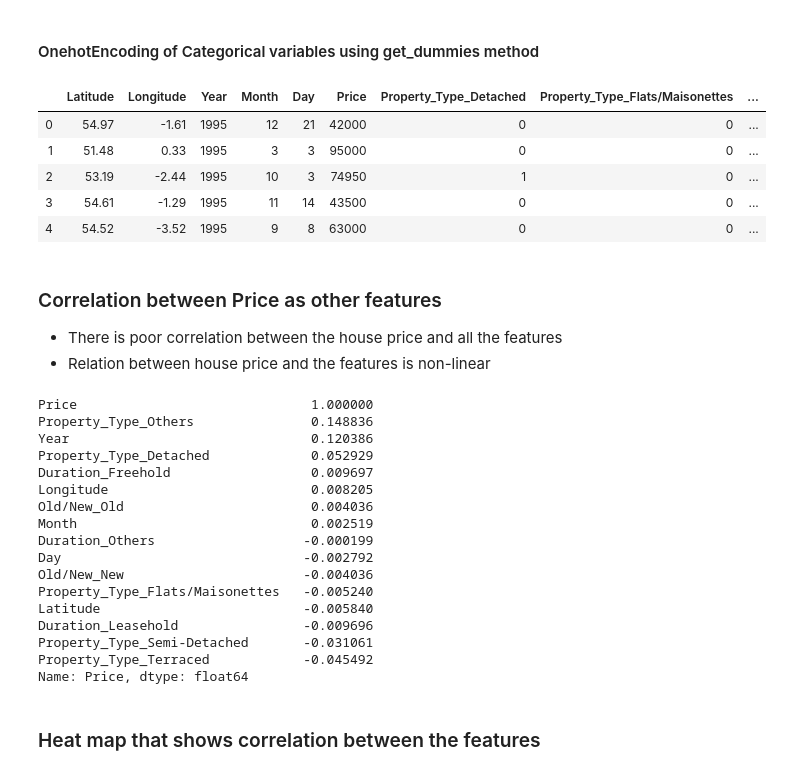
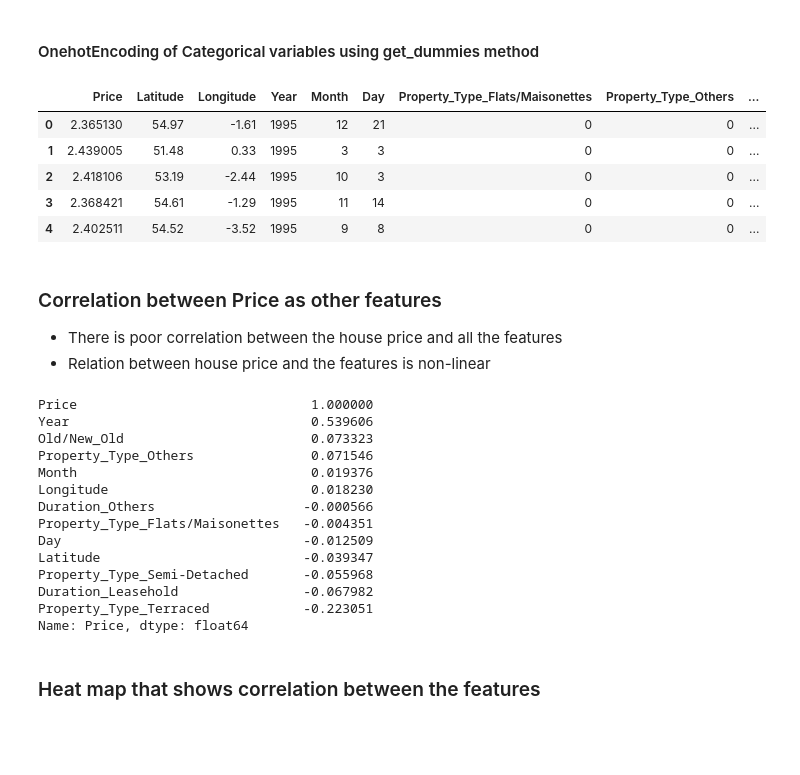
Before and after one commit to SAB-6/UK_House_Price_Prediction, a Jupyter notebook: UK_house_price_prediction.ipynb, the cells around one changed output. Cells and saved outputs as stored; diff of their text form; code cells hidden in the pictures; blank space fills up the shorter version.

```diff
--- a/UK_house_price_prediction.ipynb
+++ b/UK_house_price_prediction.ipynb
@@ -22,3 +24,6 @@ warnings.filterwarnings('ignore')
 # %%
 root_directory = '.'
 #file_path = os.path.join (root_directory, 'drive', 'My Drive', 'pp-complete.csv')
+# %%
+root_directory = '.'
+file_path = os.path.join (root_directory, 'drive', 'My Drive', 'uk_house_price_data.csv')
@@ -215,6 +222,6 @@ dataset.to_csv(os.path.join(root_directory,'drive','My Drive','uk_house_price_da
 # %%
 dataset = pd.read_csv(os.path.join(root_directory,'drive','My Drive','uk_house_price_data.csv'))
 # %%
-dataset = pd.read_csv('uk_house_price_data.csv')
+#dataset = pd.read_csv('uk_house_price_data.csv')
 # %%
 dataset= dataset.iloc[:,1:]
@@ -272,4 +282,2 @@ dataset.head()
 # %%
 dataset.drop(['Date_of_Transfer'], inplace=True, axis=1)
-dataset=dataset[['Property_Type','Old/New','Duration','City','Latitude','Longitude','Year','Month','Day','Price']]
-dataset.head()
@@ -475,21 +476,25 @@ plt.show()
 #### OnehotEncoding of Categorical variables using get_dummies method
 # %%
 def get_dummie(data,cat_feat=None):
-    dummie_variables=pd.get_dummies(data[cat_feat])
+    dummie_variables=pd.get_dummies(data[cat_feat], drop_first= True)
     df=data.drop(cat_feat, axis=1,)
     return pd.concat([df,dummie_variables],axis=1)
 # %%
 features=['Property_Type','Old/New', 'Duration']
-dataset_new = dataset[['Property_Type','Old/New','Duration','Latitude','Longitude','Year','Month','Day','Price']] # drop City column to reduce high cardinality
+dataset_new = dataset.drop('City', axis = 1) # drop City column to reduce high cardinality
+# transform price to logarithm form
+dataset['Price'] = dataset['Price'].apply(lambda x: np.log(x))
+#onehote encode the categorical variables
 dataset_trsfm=get_dummie(dataset_new,cat_feat=features)
+
 dataset_trsfm.head()
 # %% [output]
-|  | Latitude | Longitude | Year | Month | Day | Price | Property_Type_Detached | Property_Type_Flats/Maisonettes | ... |
-| 0 | 54.97 | -1.61 | 1995 | 12 | 21 | 42000 | 0 | 0 | ... |
-| 1 | 51.48 | 0.33 | 1995 | 3 | 3 | 95000 | 0 | 0 | ... |
-| 2 | 53.19 | -2.44 | 1995 | 10 | 3 | 74950 | 1 | 0 | ... |
-| 3 | 54.61 | -1.29 | 1995 | 11 | 14 | 43500 | 0 | 0 | ... |
-| 4 | 54.52 | -3.52 | 1995 | 9 | 8 | 63000 | 0 | 0 | ... |
+|  | Price | Latitude | Longitude | Year | Month | Day | Property_Type_Flats/Maisonettes | Property_Type_Others | ... |
+| 0 | 2.365130 | 54.97 | -1.61 | 1995 | 12 | 21 | 0 | 0 | ... |
+| 1 | 2.439005 | 51.48 | 0.33 | 1995 | 3 | 3 | 0 | 0 | ... |
+| 2 | 2.418106 | 53.19 | -2.44 | 1995 | 10 | 3 | 0 | 0 | ... |
+| 3 | 2.368421 | 54.61 | -1.29 | 1995 | 11 | 14 | 0 | 0 | ... |
+| 4 | 2.402511 | 54.52 | -3.52 | 1995 | 9 | 8 | 0 | 0 | ... |
 # %% [markdown]
 ### Correlation between Price as other features
 - There is poor correlation between the house price and all the features
@@ -499,21 +504,18 @@ corr_matrix = dataset_trsfm.corr()
 corr_matrix["Price"].sort_values(ascending=False)
 # %% [output]
 Price                              1.000000
-Property_Type_Others               0.148836
-Year                               0.120386
-Property_Type_Detached             0.052929
-Duration_Freehold                  0.009697
-Longitude                          0.008205
-Old/New_Old                        0.004036
-Month                              0.002519
-Duration_Others                   -0.000199
-Day                               -0.002792
-Old/New_New                       -0.004036
-Property_Type_Flats/Maisonettes   -0.005240
-Latitude                          -0.005840
-Duration_Leasehold                -0.009696
-Property_Type_Semi-Detached       -0.031061
-Property_Type_Terraced            -0.045492
+Year                               0.539606
+Old/New_Old                        0.073323
+Property_Type_Others               0.071546
+Month                              0.019376
+Longitude                          0.018230
+Duration_Others                   -0.000566
+Property_Type_Flats/Maisonettes   -0.004351
+Day                               -0.012509
+Latitude                          -0.039347
+Property_Type_Semi-Detached       -0.055968
+Duration_Leasehold                -0.067982
+Property_Type_Terraced            -0.223051
 Name: Price, dtype: float64
 # %% [markdown]
 ### Heat map that shows correlation between the features
```
Also changed, not shown: parts of 15 cells of this notebook.
